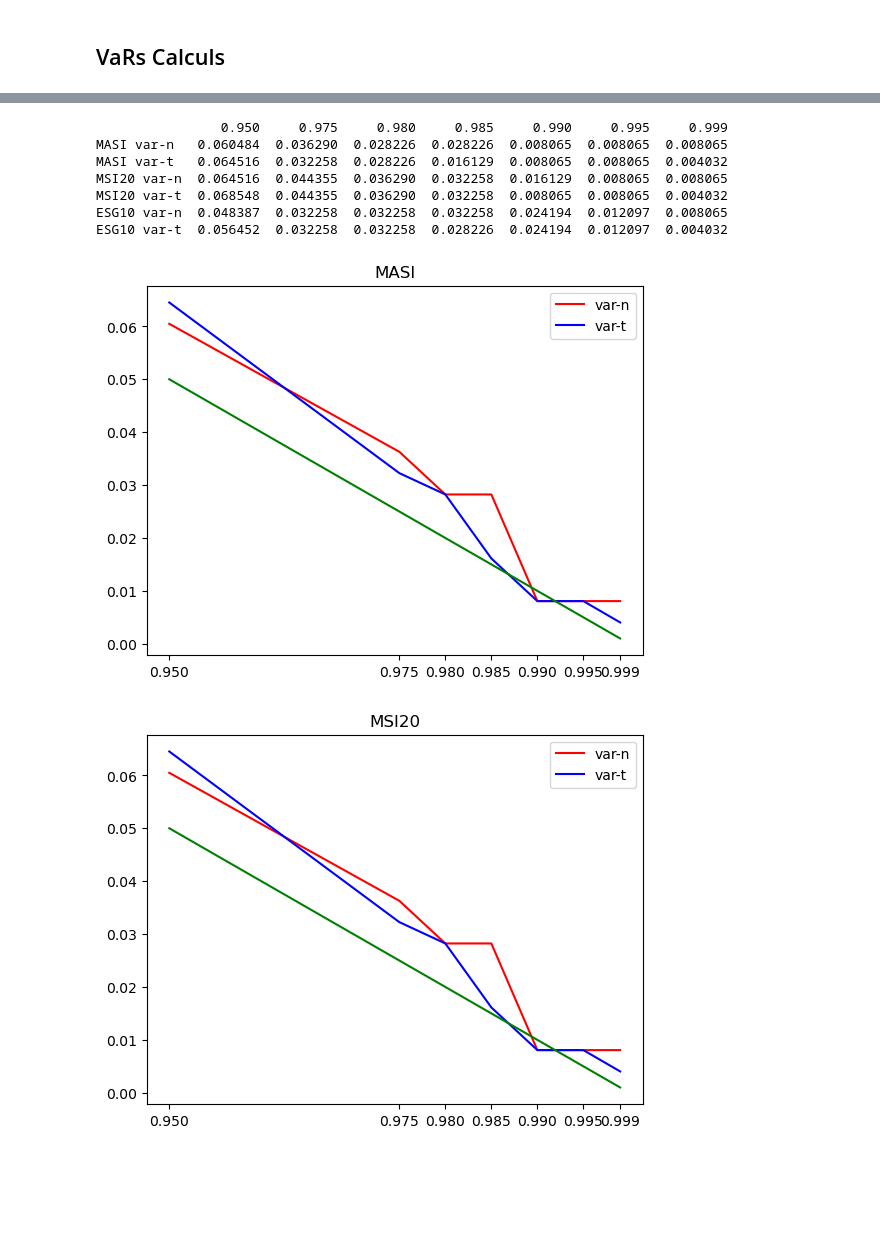
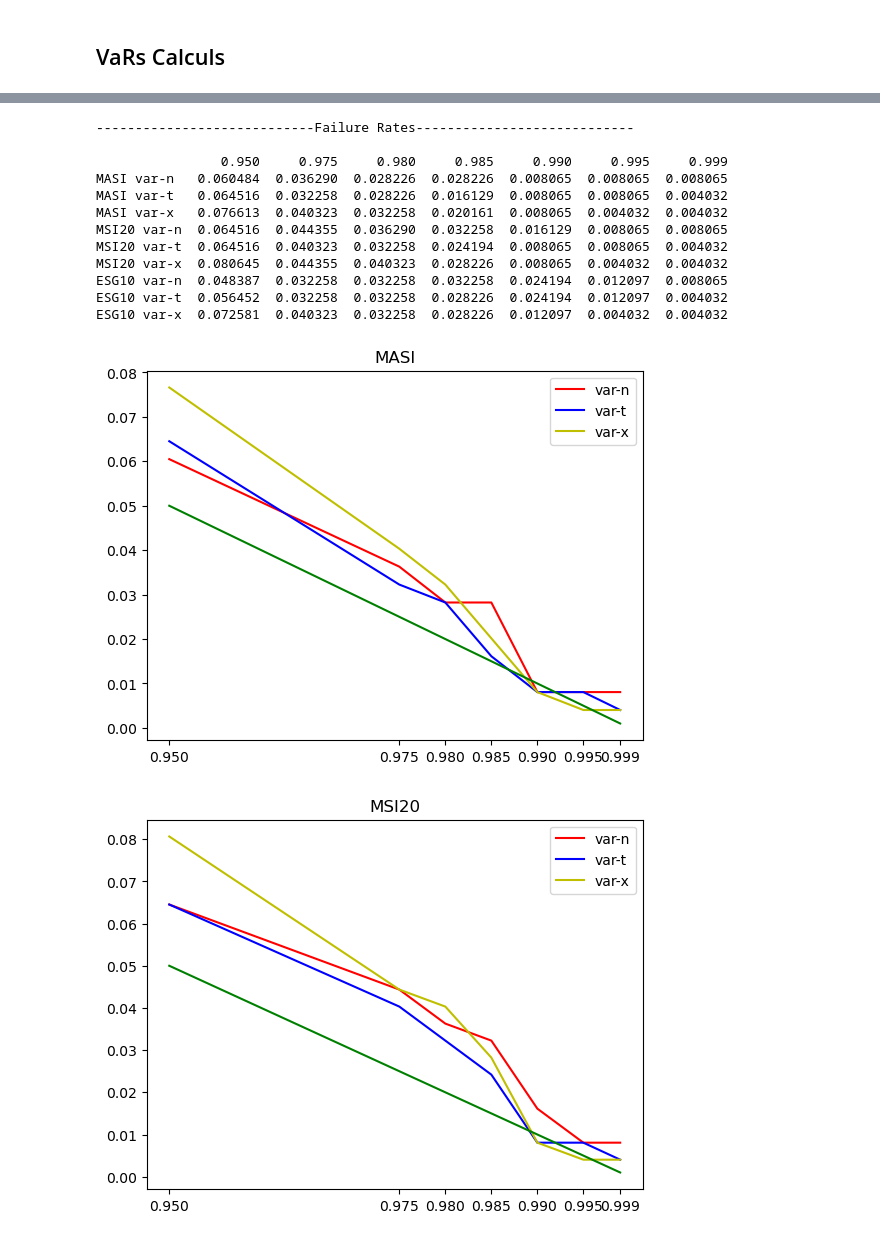
Before and after one commit to ouzlimnadir/VaR, a Jupyter notebook: VaR.ipynb, the cells around one changed output, grey strips where cells are left out. Drawn from its saved outputs; the diff is of its cells as text; code cells hidden in the pictures; blank space fills up the shorter version.

```diff
--- a/VaR.ipynb
+++ b/VaR.ipynb
@@ -45,3 +44,19 @@ Date
 2023-01-02  0.007269  0.007584  0.001556
 
 [248 rows x 3 columns]
+# %%
+import seaborn as sns
+import matplotlib.pyplot as plt
+
+# Supposons que log_returns[ticker] contient vos données de rendements logarithmiques
+for ticker in tickers:
+    # Créer l'histogramme avec seaborn
+    sns.histplot(log_returns[ticker], bins=50, kde=True, color='orange')
+
+    # Ajouter des étiquettes et un titre
+    plt.xlabel('Logarithmic returns')
+    plt.ylabel('Density')
+    plt.title(f'Histogram of Logarithmic Returns for {ticker}')
+
+    # Afficher le graphique
+    plt.show()
@@ -85,9 +134,11 @@ Jarque-Bera         1003.797509  650.242761  680.597953
 # %%
 from scipy.stats import norm,t
 
+
+
 confidence_levels = [0.950, 0.975, 0.980, 0.985, 0.990, 0.995, 0.999]
-var_ntx = ['var-n','var-t']
-col = ['r','b']
+var_ntx = ['var-n','var-t','var-x']
+col = ['r','b','y']
 
 tableau_var = pd.DataFrame(index=confidence_levels)
 
@@ -102,11 +153,27 @@ for ticker in tickers:
     # calcul var_t
     k = np.mean(((rt - mu) / std) ** 2)
     beta = std ** 2 * (k + 3) / (2 * k + 3)
-    n = int(6 / k + 4) + 1
+    n = 6 / k + 4
     var_t = [- np.sqrt(beta) * t.ppf(1-cl, n) for cl in confidence_levels]
 
+    # calcul var_x
+    calcul = std / (np.sqrt(deg_freedom / (deg_freedom-2)))
+    var_x = [- t.ppf(1-cl, deg_freedom)*calcul for cl in confidence_levels]
+
+    # pushing in tab var
     tableau_var[ticker+' var-n'] = var_n
     tableau_var[ticker+' var-t'] = var_t
+    tableau_var[ticker+' var-x'] = var_x
 # %%
+print('----------------------------Value At Risks----------------------------\n')
 print(tableau_var.T)
+
+for ticker in tickers :
+    for v,c in zip(var_ntx,col) :
+        plt.plot(tableau_var[ticker+' '+v],color=c,label=v)
+    plt.xlabel('Confidence levels')
+    plt.ylabel('VaR')
+    plt.title(f'Value at Risks of {ticker}')
+    plt.legend()
+    plt.show()
 # %% [output]
@@ -120,6 +195,5 @@ ESG10 var-t  0.014242  0.017509  0.018539  0.019861  0.021718  0.024904  0.03256
 # %%
 tab = pd.DataFrame(index=confidence_levels)
-#ticker = 'MASI'
 
 for ticker in tickers :
     for v in var_ntx :
@@ -130,33 +204,37 @@ for ticker in tickers :
             l.append(len(tab_ec) / len(log_returns[ticker]))
         tab[ticker+' '+v] = l
 
+print('----------------------------Failure Rates----------------------------\n')
 print(tab.T)
 # %% [output]
+----------------------------Failure Rates----------------------------
+
                 0.950     0.975     0.980     0.985     0.990     0.995     0.999
 MASI var-n   0.060484  0.036290  0.028226  0.028226  0.008065  0.008065  0.008065
 MASI var-t   0.064516  0.032258  0.028226  0.016129  0.008065  0.008065  0.004032
+MASI var-x   0.076613  0.040323  0.032258  0.020161  0.008065  0.004032  0.004032
 MSI20 var-n  0.064516  0.044355  0.036290  0.032258  0.016129  0.008065  0.008065
-MSI20 var-t  0.068548  0.044355  0.036290  0.032258  0.008065  0.008065  0.004032
+MSI20 var-t  0.064516  0.040323  0.032258  0.024194  0.008065  0.008065  0.004032
+MSI20 var-x  0.080645  0.044355  0.040323  0.028226  0.008065  0.004032  0.004032
 ESG10 var-n  0.048387  0.032258  0.032258  0.032258  0.024194  0.012097  0.008065
 ESG10 var-t  0.056452  0.032258  0.032258  0.028226  0.024194  0.012097  0.004032
+ESG10 var-x  0.072581  0.040323  0.032258  0.028226  0.012097  0.004032  0.004032
 # %%
-import matplotlib.pyplot as plt
-
 for ticker in tickers :
     for v,c in zip(var_ntx,col) :
-        plt.plot(tab['MASI '+v],color=c,label=v)
+        plt.plot(tab[ticker+' '+v],color=c,label=v)
 
 #plt.plot(tab['MASI var-t'],color='b')
 
     # Repere norme
     y = np.ones(len(confidence_levels))
     y = y - confidence_levels
     plt.plot(confidence_levels,y,color='g')
 
     plt.xticks(confidence_levels)
     plt.title(ticker)
     plt.legend()
     plt.show()
 # %% [output]
-[figure, old version]
+[figure, new version]
-[figure, old version]
+[figure, new version]
```
Also changed, not shown: parts of 5 cells of this notebook.
